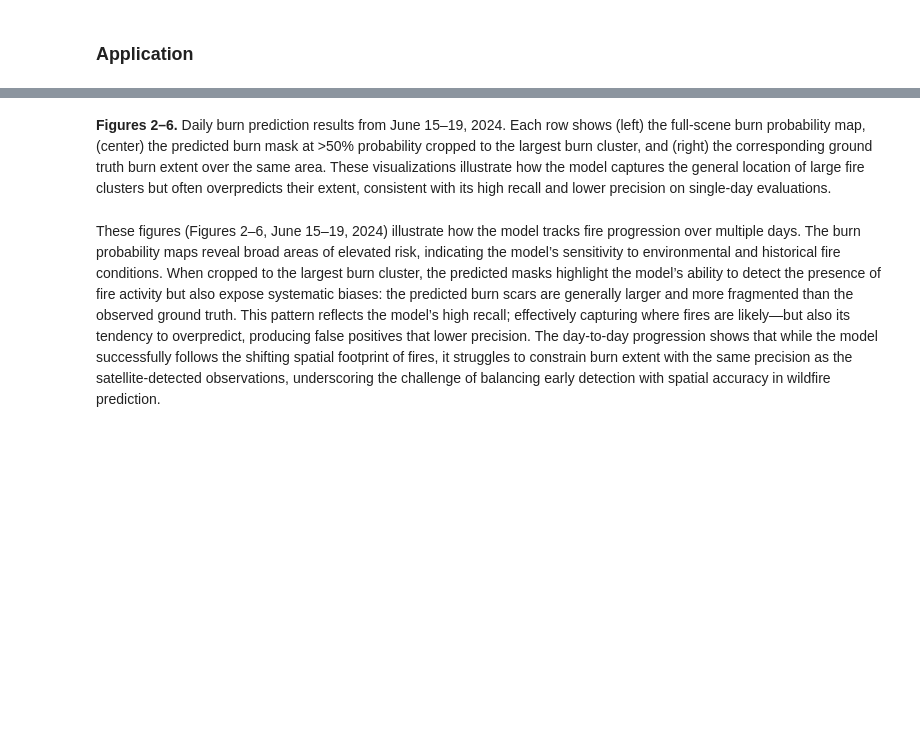
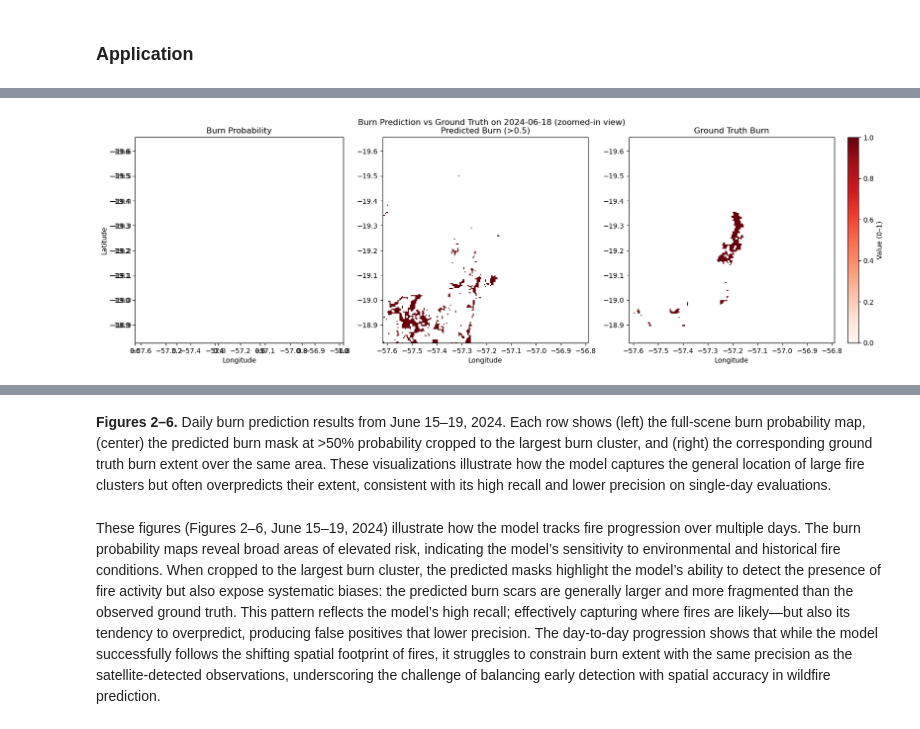
Before and after one commit to ddominguez2293/I_Guide_Team_2, a Jupyter notebook: 0.final_notebook_v3.ipynb, the cells around one changed output, grey strips where cells are left out. Saved outputs shown, nothing was run; the diff lists cells and outputs as text; code cells hidden in the pictures; blank space fills up the shorter version.

```diff
--- a/0.final_notebook_v3.ipynb
+++ b/0.final_notebook_v3.ipynb
@@ -230,0 +514,98 @@ def ensure_parquet_for_doy(doy: int) -> Path:
+# %%
+# --- config ---
+base_url = "https://github.com/ddominguez2293/I_Guide_Team_2/releases/download/data"
+doy = 169
+y_column = "burn"
+prob_threshold = 0.999
+
+# --- load parquet from release ---
+url = f"{base_url}/data_{doy}.parquet"
+with fsspec.open(url, "rb") as f:
+    df_full = pd.read_parquet(f)
+print(f"DOY {doy}:", df_full.shape)
+
+# --- prediction prep ---
+df_pred = df_full.copy()
+X_pred = df_pred.drop(columns=[y_column, "lag_0"])
+y_true = df_pred[y_column].values
+
+# Predict
+y_prob = model.predict_proba(X_pred)[:, 1]
+y_pred = (y_prob > prob_threshold).astype(int)
+
+print("Predicted positives:", int(np.sum(y_pred)))
+
+# Metrics
+if np.sum(y_pred) > 5:
+    print("Accuracy:",  accuracy_score(y_true, y_pred))
+    print("Precision:", precision_score(y_true, y_pred, zero_division=0))
+    print("Recall:",    recall_score(y_true, y_pred, zero_division=0))
+    print("F1 Score:",  f1_score(y_true, y_pred, zero_division=0))
+
+# --- build grids ---
+lats = np.sort(df_full['lat'].unique())
+lons = np.sort(df_full['lon'].unique())
+H, W = len(lats), len(lons)
+lat_to_idx = {lat: i for i, lat in enumerate(lats)}
+lon_to_idx = {lon: i for i, lon in enumerate(lons)}
+
+burn_prob_image = np.full((H, W), np.nan, dtype=np.float32)
+burn_pred_image = np.full((H, W), np.nan, dtype=np.float32)
+burn_true_image = np.full((H, W), np.nan, dtype=np.float32)
+
+for k, row in enumerate(df_pred.itertuples(index=False)):
+    i = lat_to_idx[row.lat]
+    j = lon_to_idx[row.lon]
+    burn_prob_image[i, j] = y_prob[k]
+    burn_pred_image[i, j] = y_pred[k]
+    burn_true_image[i, j] = y_true[k]
+
+# --- zoom in to largest ground-truth cluster ---
+gt_mask = (burn_true_image == 1)
+labeled_array, num_features = label(gt_mask, structure=np.ones((3,3)))
+if num_features > 0:
+    sizes = np.bincount(labeled_array.ravel()); sizes[0] = 0
+    largest_label = sizes.argmax()
+    rows, cols = np.where(labeled_array == largest_label)
+    center_row, center_col = int(np.mean(rows)), int(np.mean(cols))
+
+    crop_size = 200
+    half_crop = crop_size // 2
+    row_min, row_max = max(center_row-half_crop,0), min(center_row+half_crop,H)
+    col_min, col_max = max(center_col-half_crop,0), min(center_col+half_crop,W)
+
+    burn_prob_crop = burn_prob_image[row_min:row_max, col_min:col_max]
+    burn_pred_crop = np.where(burn_pred_image[row_min:row_max, col_min:col_max]==1, 1.0, np.nan)
+    burn_true_crop = np.where(burn_true_image[row_min:row_max, col_min:col_max]==1, 1.0, np.nan)
+
+    lat_crop, lon_crop = lats[row_min:row_max], lons[col_min:col_max]
+
+    # --- plot ---
+    target_date = datetime.strptime(f"{2024}-{doy+1}", "%Y-%j").date()
+    fig = plt.figure(figsize=(16, 5), constrained_layout=True)
+    gs = gridspec.GridSpec(1, 4, width_ratios=[1,1,1,0.05], figure=fig)
+
+    axs0, axs1, axs2 = fig.add_subplot(gs[0]), fig.add_subplot(gs[1], sharey=fig.add_subplot(gs[0])), fig.add_subplot(gs[2], sharey=fig.add_subplot(gs[0]))
+    cax = fig.add_subplot(gs[3])
+    cmap, vmin, vmax = plt.cm.Reds, 0.0, 1.0
+
+    axs0.imshow(burn_prob_crop, cmap=cmap, vmin=vmin, vmax=vmax,
+                extent=[lon_crop[0], lon_crop[-1], lat_crop[-1], lat_crop[0]])
+    axs0.set_title("Burn Probability"); axs0.set_xlabel("Longitude"); axs0.set_ylabel("Latitude")
+
+    axs1.imshow(burn_pred_crop, cmap=cmap, vmin=vmin, vmax=vmax,
+                extent=[lon_crop[0], lon_crop[-1], lat_crop[-1], lat_crop[0]])
+    axs1.set_title("Predicted Burn (>0.5)"); axs1.set_xlabel("Longitude")
+
+    im2 = axs2.imshow(burn_true_crop, cmap=cmap, vmin=vmin, vmax=vmax,
+                      extent=[lon_crop[0], lon_crop[-1], lat_crop[-1], lat_crop[0]])
+    axs2.set_title("Ground Truth Burn"); axs2.set_xlabel("Longitude")
+
+    fig.colorbar(im2, cax=cax).set_label("Value (0–1)")
+    fig.suptitle(f"Burn Prediction vs Ground Truth on {target_date} (zoomed-in view)")
+    plt.show()
+
+# --- free RAM ---
+del df_full, df_pred, X_pred, y_true, y_prob, y_pred
+gc.collect()
+# %% [output]
@@ -230,0 +618 @@ def ensure_parquet_for_doy(doy: int) -> Path:
+[figure, added]
```
Also changed, not shown: parts of 9 cells of this notebook, 1 other file.
